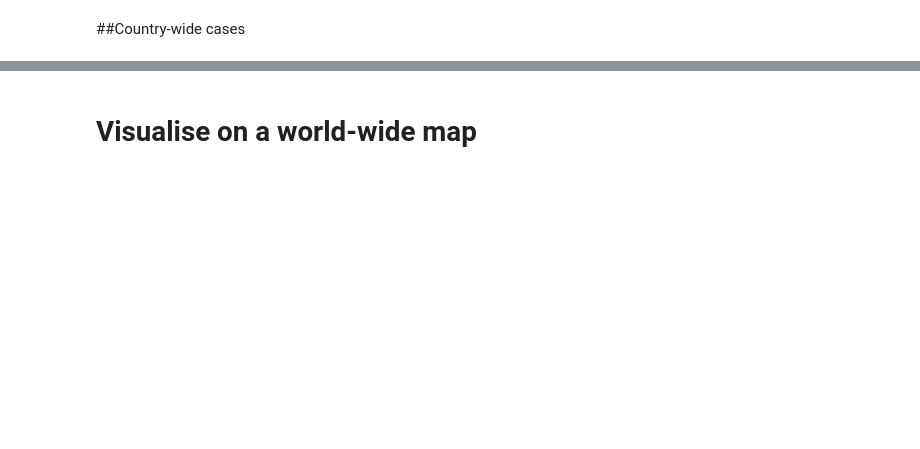
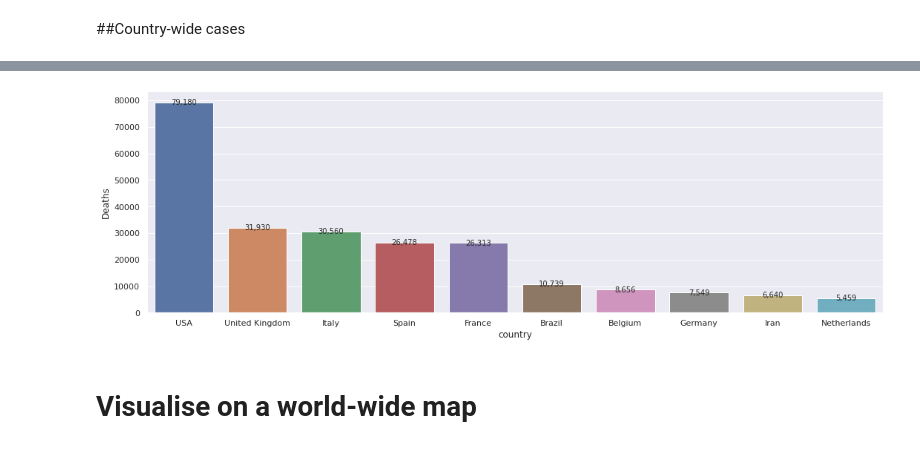
Before and after one commit to CharlBrill89/Covid-19, a Jupyter notebook: Covid19.ipynb, the cells around one changed output, grey strips where cells are left out. Saved outputs shown, nothing was run; the diff lists cells and outputs as text; code cells hidden in the pictures; blank space fills up the shorter version.

```diff
--- a/Covid19.ipynb
+++ b/Covid19.ipynb
@@ -269,3 +266,25 @@ sns.catplot(x="Deaths",\
+# %%
+#Playing around with seaborn plots
+import seaborn as sns
+
+fig = sns.catplot(x="country", y="Deaths", kind="bar", data=df_top10_deaths, aspect=3)
+
+# Get current axis on current figure
+ax = plt.gca()
+
+for i, bar in enumerate(plot.ax.patches):
+    h = bar.get_height()
+    fig.ax.text(
+        i, # bar index (x coordinate of text)
+        h+10, # y coordinate of text
+        '{:,}'.format(int(h)),  # y label
+        ha='center',
+        va='center',
+        size=10)
+
+fig.savefig('Deaths.png')
+# %% [output]
+[figure, added]
 # %% [markdown]
 # Visualise on a world-wide map
 # %%
```
Also changed, not shown: parts of 16 cells of this notebook.
